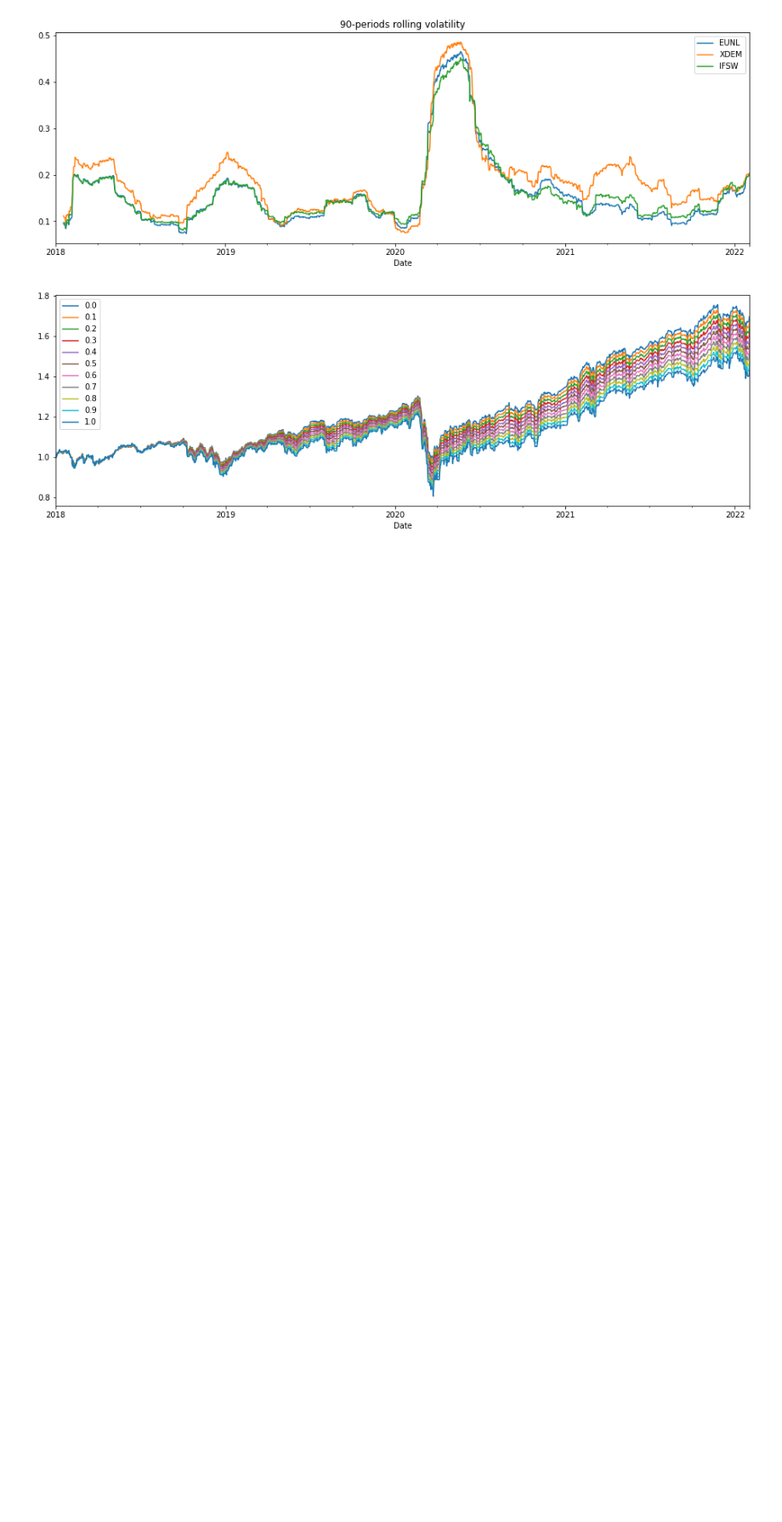
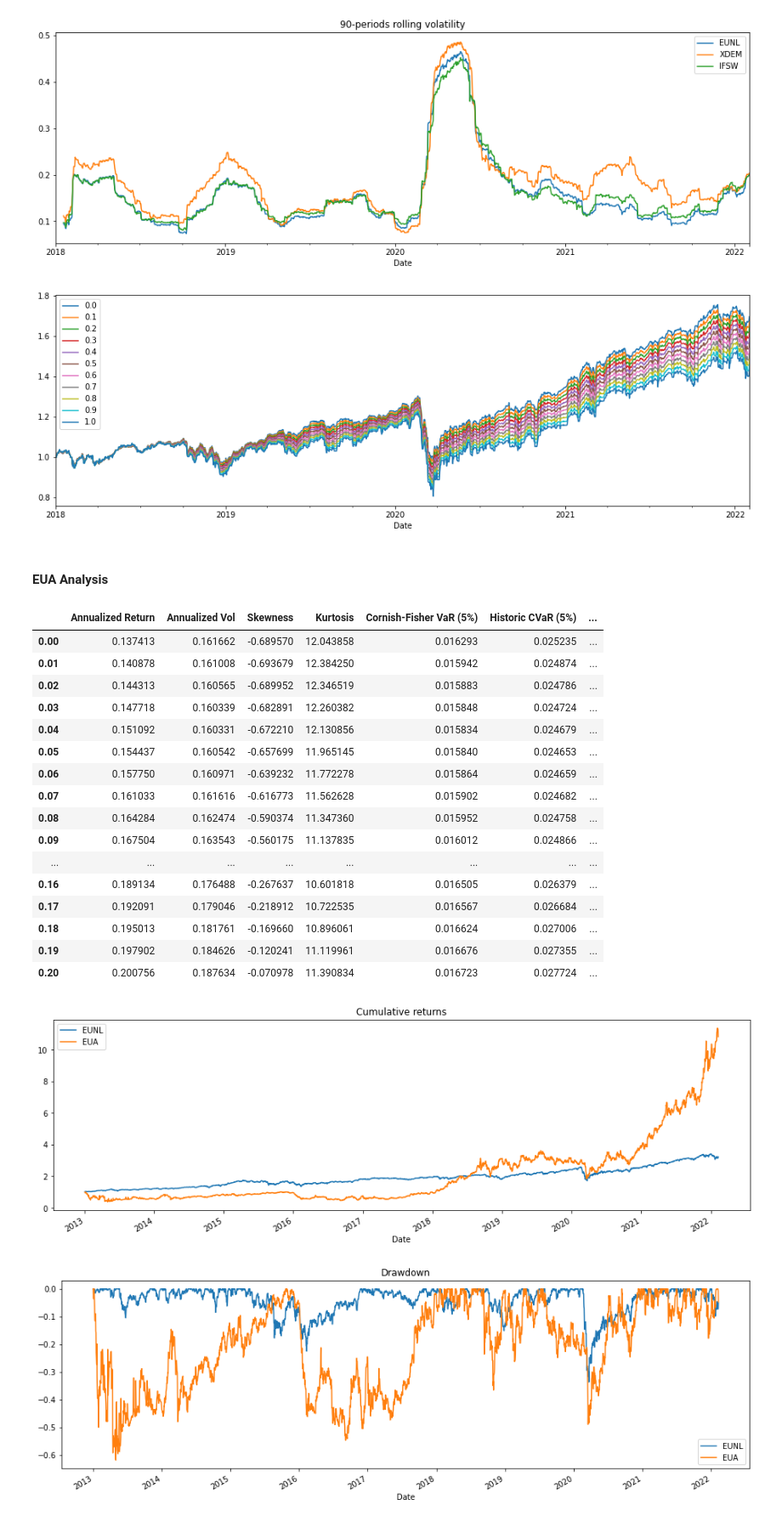
Before and after one commit to jaimeaguilera/Investing-projects, a Jupyter notebook: tracker.ipynb, the cells around one changed output. Shown at 85% size. Drawn from its saved outputs; the diff is of its cells as text; code cells hidden in the pictures; blank space fills up the shorter version.

```diff
--- a/tracker.ipynb
+++ b/tracker.ipynb
@@ -366,0 +402,65 @@ kit.summary_stats(results["2018":], riskfree_rate = 0)
+# %% [markdown]
+#### EUA Analysis
+# %%
+alt_ticker = [['Carbon Emissions', 'EUA']]
+alt_price = get_asset(list_investing = alt_ticker)
+
+alt_rets = alt_price.pct_change()["2013-01-01":]
+# ["2016-09-28":]
+alt_name = 'EUA'
+
+# Append returns
+r = pd.concat([rets_trades_wealth["Returns"], alt_rets], axis = 1)
+r[alt_name] = r[alt_name].fillna(0)
+r = r[["EUNL", "EUA"]]
+# r = r.dropna()
+
+# Optional: Include in portfolio report
+# col_drop_plot = ["PRUD", "BTC-EUR", "ZPRS", "WCOA", "EUNZ", "4GLD", "FSMI", "BRYN"]
+stats = portfolio_report(r, date_beg = "2013", col_drop_plot = None)
+# roll_vol = rolling_vol(r["2013":], time_period = 90, col_drop_plot = None)
+
+# Optional: Get correlation matrix
+# r['2013':].resample('M').apply(kit.compound).corr()
+
+# Define a function that include given weight into portolio weights
+def normalize(weight_series,  w):
+
+    a = weight_series
+    a = a*(1-w)
+    a[alt_name] = w
+
+    return a
+
+# Define weights to backtest
+# weight_series = weights_portfolio.iloc[-1]
+weight_series = weights_portfolio[["EUNL"]].iloc[-1]
+weight_series["EUNL"] = 1
+# weight_series = 1
+weights = np.array([normalize(weight_series,  w) for w in np.linspace(0,0.2,21)])
+
+# Get results
+results = (r @ weights.T)
+results.columns = np.around(weights[:,-1],2).tolist()
+(1+results["2013":]).cumprod().plot(figsize=(16,5))
+kit.summary_stats(results["2013":], riskfree_rate = 0)
+# %% [output]
+|  | Annualized Return | Annualized Vol | Skewness | Kurtosis | Cornish-Fisher VaR (5%) | Historic CVaR (5%) | ... |
+| 0.00 | 0.137413 | 0.161662 | -0.689570 | 12.043858 | 0.016293 | 0.025235 | ... |
+| 0.01 | 0.140878 | 0.161008 | -0.693679 | 12.384250 | 0.015942 | 0.024874 | ... |
+| 0.02 | 0.144313 | 0.160565 | -0.689952 | 12.346519 | 0.015883 | 0.024786 | ... |
+| 0.03 | 0.147718 | 0.160339 | -0.682891 | 12.260382 | 0.015848 | 0.024724 | ... |
+| 0.04 | 0.151092 | 0.160331 | -0.672210 | 12.130856 | 0.015834 | 0.024679 | ... |
+| 0.05 | 0.154437 | 0.160542 | -0.657699 | 11.965145 | 0.015840 | 0.024653 | ... |
+| 0.06 | 0.157750 | 0.160971 | -0.639232 | 11.772278 | 0.015864 | 0.024659 | ... |
+| 0.07 | 0.161033 | 0.161616 | -0.616773 | 11.562628 | 0.015902 | 0.024682 | ... |
+| 0.08 | 0.164284 | 0.162474 | -0.590374 | 11.347360 | 0.015952 | 0.024758 | ... |
+| 0.09 | 0.167504 | 0.163543 | -0.560175 | 11.137835 | 0.016012 | 0.024866 | ... |
+| ... | ... | ... | ... | ... | ... | ... | ... |
+| 0.16 | 0.189134 | 0.176488 | -0.267637 | 10.601818 | 0.016505 | 0.026379 | ... |
+| 0.17 | 0.192091 | 0.179046 | -0.218912 | 10.722535 | 0.016567 | 0.026684 | ... |
+| 0.18 | 0.195013 | 0.181761 | -0.169660 | 10.896061 | 0.016624 | 0.027006 | ... |
+| 0.19 | 0.197902 | 0.184626 | -0.120241 | 11.119961 | 0.016676 | 0.027355 | ... |
+| 0.20 | 0.200756 | 0.187634 | -0.070978 | 11.390834 | 0.016723 | 0.027724 | ... |
+[figure, added]
+[figure, added]
```
Also changed, not shown: parts of 19 cells of this notebook.
